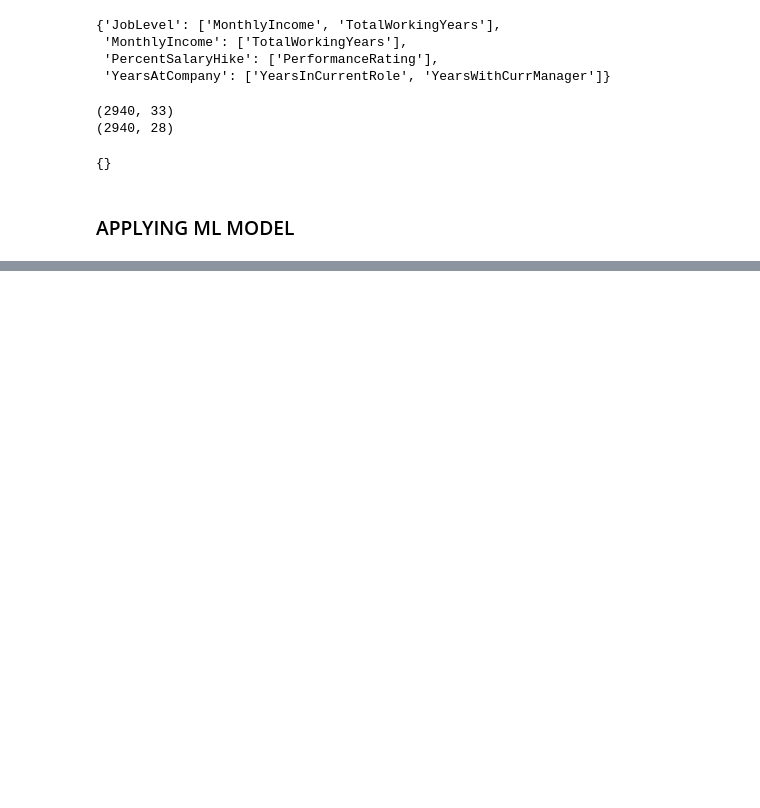
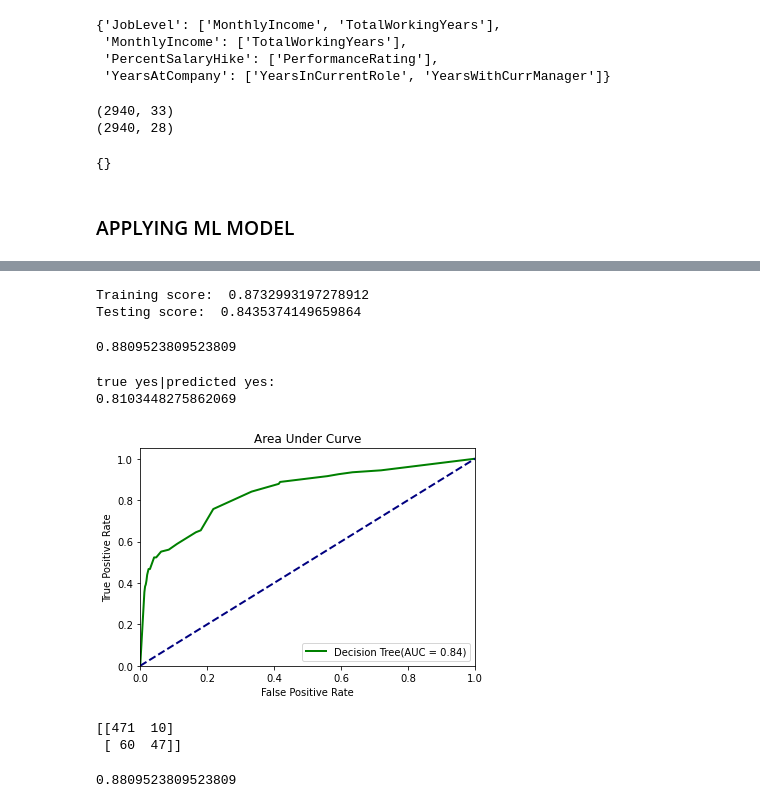
Before and after one commit to melwinmpk/python_datascience, a Jupyter notebook: Stats/Assignment/Capstone Project/EDA of the Capstone Project by Melwin Varghese P.ipynb, the cells around one changed output, grey strips where cells are left out. Drawn from its saved outputs; the diff is of its cells as text; code cells hidden in the pictures; blank space fills up the shorter version.

Commit message:
Decesion tree in the model

```diff
--- a/Stats/Assignment/Capstone Project/EDA of the Capstone Project by Melwin Varghese P.ipynb
+++ b/Stats/Assignment/Capstone Project/EDA of the Capstone Project by Melwin Varghese P.ipynb
@@ -335,0 +364,4 @@ DECISION TREE
+# %%
+x = encoded_df.drop(['Attrition'],axis =1).values
+y = encoded_df['Attrition'].values
+x_train, x_test, y_train, y_test = train_test_split(x,y,test_size =0.2, random_state=303)
@@ -335,0 +387,30 @@ DECISION TREE
+# %%
+model_dt_2 = DecisionTreeClassifier(random_state=303,
+                                    max_depth=7,
+                                    criterion = 'entropy',
+                                    min_samples_leaf=30 )
+model_dt_2.fit(x_train, y_train)
+model_dt_2_score_train = model_dt_2.score(x_train, y_train)
+print("Training score: ",model_dt_2_score_train)
+model_dt_2_score_test = model_dt_2.score(x_test, y_test)
+print("Testing score: ",model_dt_2_score_test)
+# %% [output]
+Training score:  0.8732993197278912
+Testing score:  0.8435374149659864
+# %%
+#Decision tree
+
+model_dt = DecisionTreeClassifier(max_depth = 7, criterion = 'entropy')
+model_dt.fit(x_train, y_train)
+y_pred_dt = model_dt.predict_proba(x_test)[:, 1]
+# %%
+fpr_dt, tpr_dt, _ = roc_curve(y_test, y_pred_dt)
+roc_auc_dt = auc(fpr_dt, tpr_dt)
+# %%
+predictions = model_dt.predict(x_test)
+
+# Model Accuracy
+print (model_dt.score(x_test, y_test))
+y_actual_result = y_test[0]
+# %% [output]
+0.8809523809523809
@@ -335,0 +421,39 @@ DECISION TREE
+# %%
+#Recall
+y_actual_result = y_actual_result.flatten()
+count = 0
+for result in y_actual_result:
+     if(result == 1):
+        count=count+1
+
+print ("true yes|predicted yes:")
+print (count/float(len(y_actual_result)))
+# %% [output]
+true yes|predicted yes:
+0.8103448275862069
+# %%
+# Area Under the Curve
+plt.figure(1)
+lw = 2
+plt.plot(fpr_dt, tpr_dt, color='green',
+         lw=lw, label='Decision Tree(AUC = %0.2f)' % roc_auc_dt)
+plt.plot([0, 1], [0, 1], color='navy', lw=lw, linestyle='--')
+
+plt.xlim([0.0, 1.0])
+plt.ylim([0.0, 1.05])
+plt.xlabel('False Positive Rate')
+plt.ylabel('True Positive Rate')
+plt.title('Area Under Curve')
+plt.legend(loc="lower right")
+plt.show()
+# %% [output]
+[figure, added]
+# %%
+print (confusion_matrix(y_test, predictions))
+# %% [output]
+[[471  10]
+ [ 60  47]]
+# %%
+accuracy_score(y_test, predictions)
+# %% [output]
+0.8809523809523809
```
Also changed, not shown: parts of 13 cells of this notebook, 1 other file.
